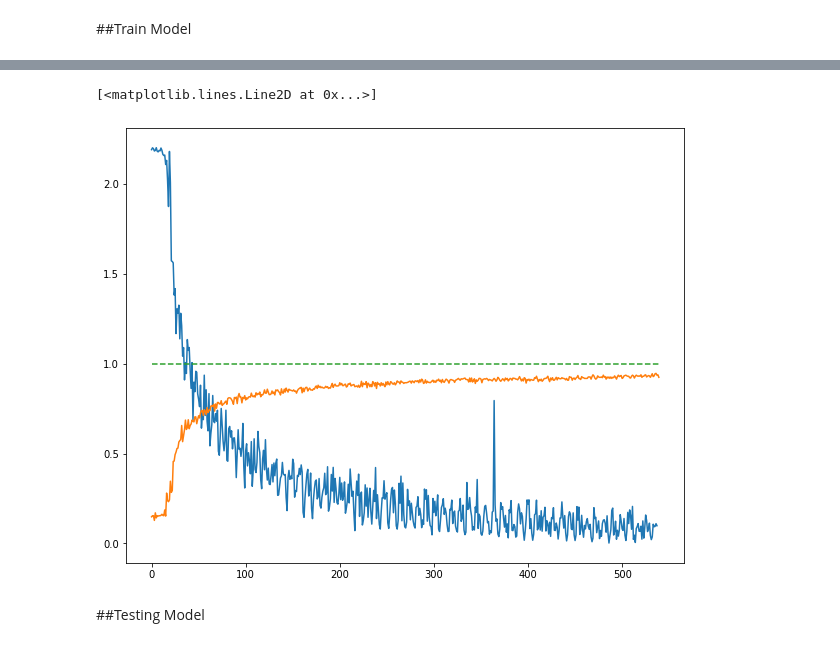
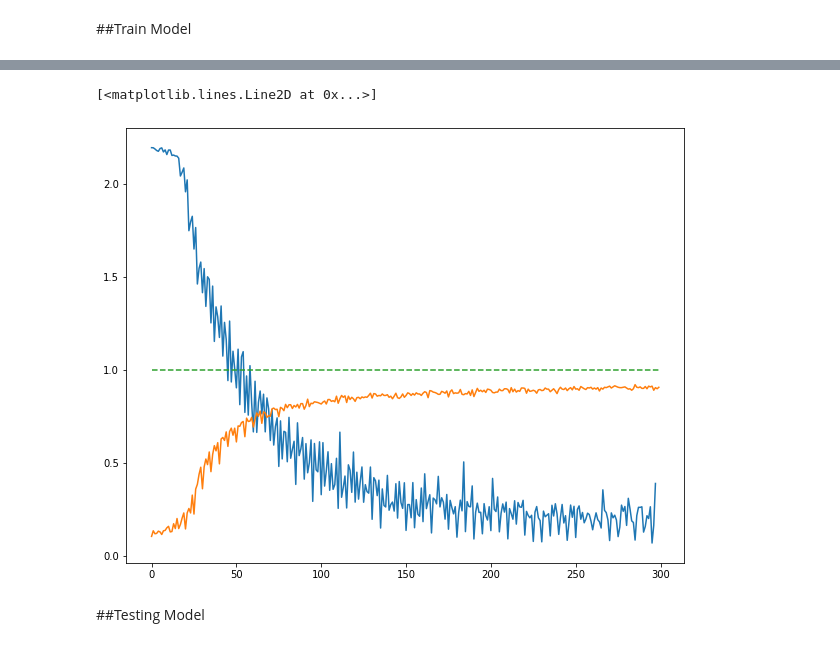
Before and after one commit to MachineLearning-S20/final-project-j-a-r-v-i-s, a Jupyter notebook: DataAug_ReducedSet.ipynb, the cells around one changed output, grey strips where cells are left out. Cells and saved outputs as stored; diff of their text form; code cells hidden in the pictures.

Commit message:
Updated training data

```diff
--- a/DataAug_ReducedSet.ipynb
+++ b/DataAug_ReducedSet.ipynb
@@ -164,6 +164,6 @@ X_class_or.shape, y_class_or.shape
 # %%
 # take some original class images for testing purposes
 X_train_or, X_test_or, y_train_or, y_test_or = train_test_split(X_class_or, y_class_or,
-                                                                 test_size=0.5, random_state=4)
+                                                                 test_size=0.4, random_state=5)
 X_train_or.shape, X_test_or.shape
 # %% [output]
@@ -238,3 +238,5 @@ X_new_class.shape, y_new_class.shape
+# %%
+X_new_class, y_new_class = Data_Aug(X_train_or, y_train_or,4500)
 # %%
 plt.figure(figsize = (10,5))
 sns.countplot(x = y_new_class);
@@ -266,8 +264,8 @@ C_labels.resize(709,1)
 #y_class_raw_C = np.concatenate((y_class_orig, C_labels))
 # %%
 # Change letters to numbers
-letters = {'A': 0, 'B': 1,'C': 2, 'D': 3,'E': 4,
-                        'F': 5,'G': 6, 'H': 7,'I': 8}
+letters = {'A': 1, 'B': 2,'C': 3, 'D': 4,'E': 5,
+                        'F': 6,'G': 7, 'H': 8,'I': 9}
 y_C = []
 for i in range(len(C_labels)):
   y_C.append(letters[C_labels[i][0]])
@@ -305,7 +303,7 @@ sns.countplot(x = y_train_comb_noC);
 # %% [markdown]
 ###With Extra C Data
 # %%
-X_train_comb_C = np.concatenate((X_MNIST_reduced, X_new_class, X_C))
-y_train_comb_C = np.concatenate((y_MNIST_reduced, y_new_class, y_C))
+X_train_comb_C = np.concatenate((X_MNIST_reduced, X_train_or, X_new_class, X_C))
+y_train_comb_C = np.concatenate((y_MNIST_reduced, y_train_or, y_new_class, y_C))
 X_train_comb_C.shape, y_train_comb_C.shape
 # %% [output]
@@ -392,16 +403,17 @@ sns.countplot(x = y_train_comb_C);
       X_2d, Y_train, test_size=0.2, random_state=4)
 
   X = torch.FloatTensor(X_train_set)
-  y = torch.LongTensor(y_train_set.tolist())
+  y = torch.LongTensor(y_train_set.tolist())-1
 
   X_test = torch.FloatTensor(X_val_set)
-  y_test = torch.LongTensor(y_val_set.tolist())
+  y_test = torch.LongTensor(y_val_set.tolist())-1
 
   epochs = 60
-  batch_size = 100
-  learning_rate = 0.08
+  batch_size = 80
+  learning_rate = 0.01
 
   net = Network()
+  #optimizer = optim.Adam(net.parameters(),lr=learning_rate)
   optimizer = optim.SGD(net.parameters(), learning_rate, momentum=0.7)
   loss_func = nn.CrossEntropyLoss()
 
@@ -455,5 +467,5 @@ Epoch: 60 - Loss: 0.069166
 [<matplotlib.lines.Line2D at 0x...>]
-[figure, old version]
+[figure, new version]
 # %% [markdown]
 ##Testing Model
 # %%
```
Also changed, not shown: parts of 34 cells of this notebook.
